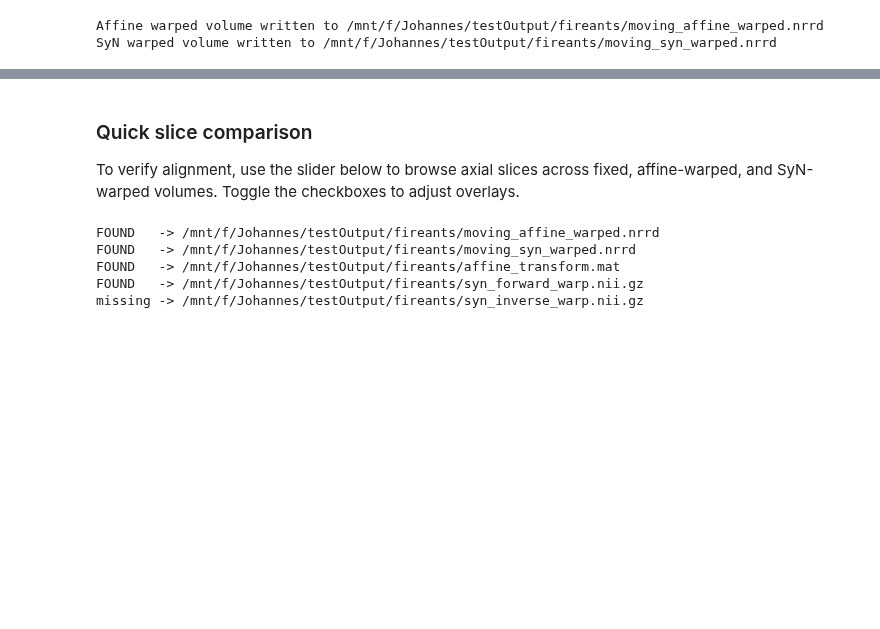
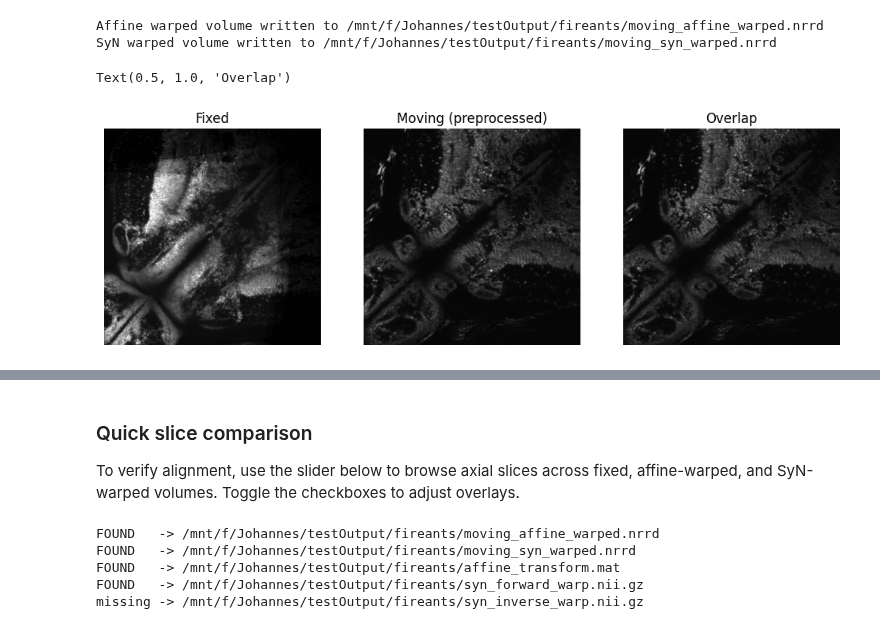
Before and after one commit to LarschLab/social_imaging_scripts, a Jupyter notebook: exampleNotebooks/fireantsTest.ipynb, the cells around one changed output, grey strips where cells are left out. Drawn from its saved outputs; the diff is of its cells as text; code cells hidden in the pictures; blank space fills up the shorter version.

```diff
--- a/exampleNotebooks/fireantsTest.ipynb
+++ b/exampleNotebooks/fireantsTest.ipynb
@@ -19,10 +15,6 @@ Using device: cuda
 # %%
-#FIXED_PATH = Path("/mnt/nas_jlarsch/03_Common_Use/reference brains/ref_05_LB_Perrino_2p/average_2p_noRot_8bit_flipX_reverse.nrrd")
-#MOVING_PATH = Path("/mnt/nas_jlarsch/07_Data/Matilde/L395_f10/02_reg/00_preprocessing/2p_anatomy/L395_f10_anatomy_2P_GCaMP.nrrd")
-
-FIXED_PATH = Path("/mnt/nas_jlarsch/03_Common_Use/reference brains/ref_05_LB_Perrino_2p/average_2p_noRot_flip.tif")
-MOVING_PATH = Path("/mnt/nas_jlarsch/07_Data/Matilde/L395_f10/01_raw/2p/anatomy/L395_f10_anatomy_00002.tif")
-
+FIXED_PATH = Path("/mnt/nas_jlarsch/03_Common_Use/reference brains/ref_05_LB_Perrino_2p/average_2p_noRot_8bit_flipX_reverse.nrrd")
+MOVING_PATH = Path("/mnt/nas_jlarsch/07_Data/Matilde/L395_f10/02_reg/00_preprocessing/2p_anatomy/L395_f10_anatomy_2P_GCaMP.nrrd")
 OUTPUT_DIR = Path("/mnt/f/Johannes/testOutput/fireants").resolve()
 OUTPUT_DIR.mkdir(parents=True, exist_ok=True)
 
@@ -217,3 +211,13 @@ print(f"SyN warped volume written to {syn_output_path}")
 # %% [output]
 Affine warped volume written to /mnt/f/Johannes/testOutput/fireants/moving_affine_warped.nrrd
 SyN warped volume written to /mnt/f/Johannes/testOutput/fireants/moving_syn_warped.nrrd
+# %%
+idx = 100
+from matplotlib import pyplot as plt
+plt.figure(figsize=(12, 4))
+plt.subplot(1, 3, 1); plt.imshow(sitk.GetArrayFromImage(fixed_preprocessed_sitk)[idx], cmap='gray'); plt.axis('off'); plt.title('Fixed')
+plt.subplot(1, 3, 2); plt.imshow(sitk.GetArrayFromImage(moving_preprocessed_sitk)[idx], cmap='gray'); plt.axis('off'); plt.title('Moving (preprocessed)')
+plt.subplot(1, 3, 3); plt.imshow(sitk.GetArrayFromImage(moving_preprocessed_sitk)[idx], cmap='gray'); plt.axis('off'); plt.title('Overlap')
+# %% [output]
+Text(0.5, 1.0, 'Overlap')
+[figure, added]
```
Also changed, not shown: parts of 6 cells of this notebook.
